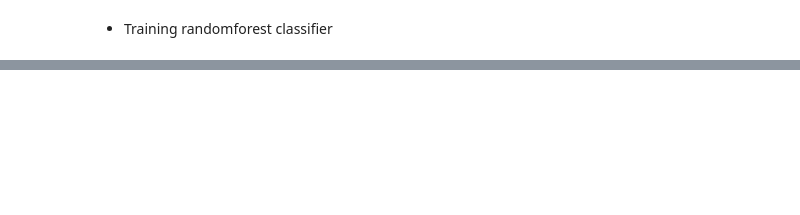
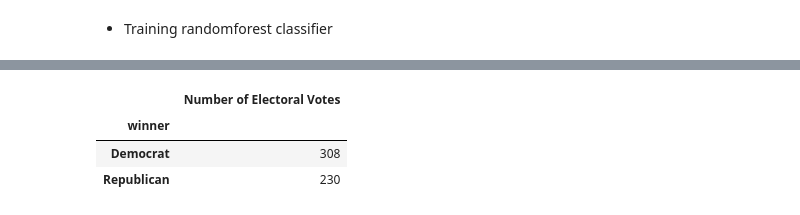
Before and after one commit to CodingMage/project_1_TeamTuring, a Jupyter notebook: Nootbook_Merge_File.ipynb, the cells around one changed output, grey strips where cells are left out. Cells and saved outputs as stored; diff of their text form; code cells hidden in the pictures; blank space fills up the shorter version.

```diff
--- a/Nootbook_Merge_File.ipynb
+++ b/Nootbook_Merge_File.ipynb
@@ -472,0 +546,8 @@ sns.heatmap(cm, annot=True)
+# %%
+final_votes = prediction_2020.groupby('winner').sum()
+final_votes
+# %% [output]
+|  | Number of Electoral Votes |
+| winner |  |
+| Democrat | 308 |
+| Republican | 230 |
```
Also changed, not shown: parts of 13 cells of this notebook, 1 other file.
